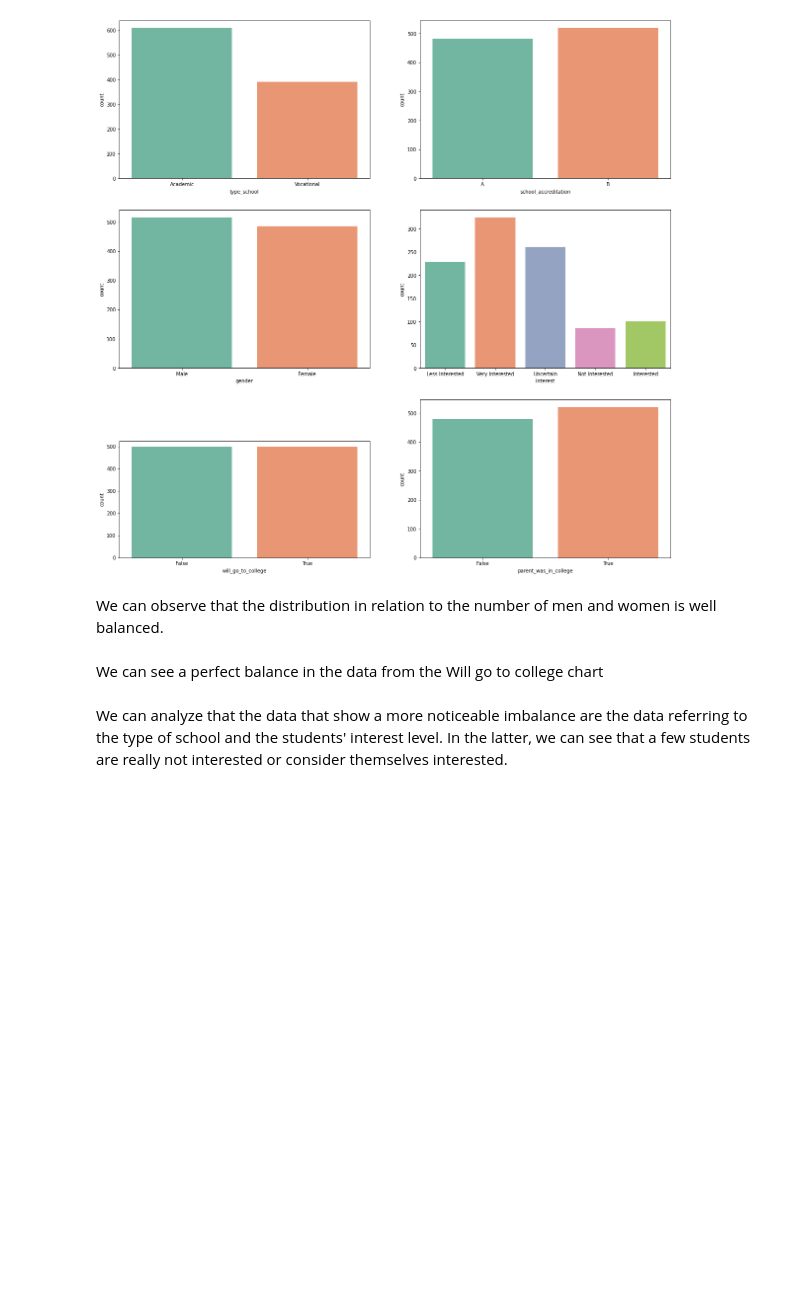
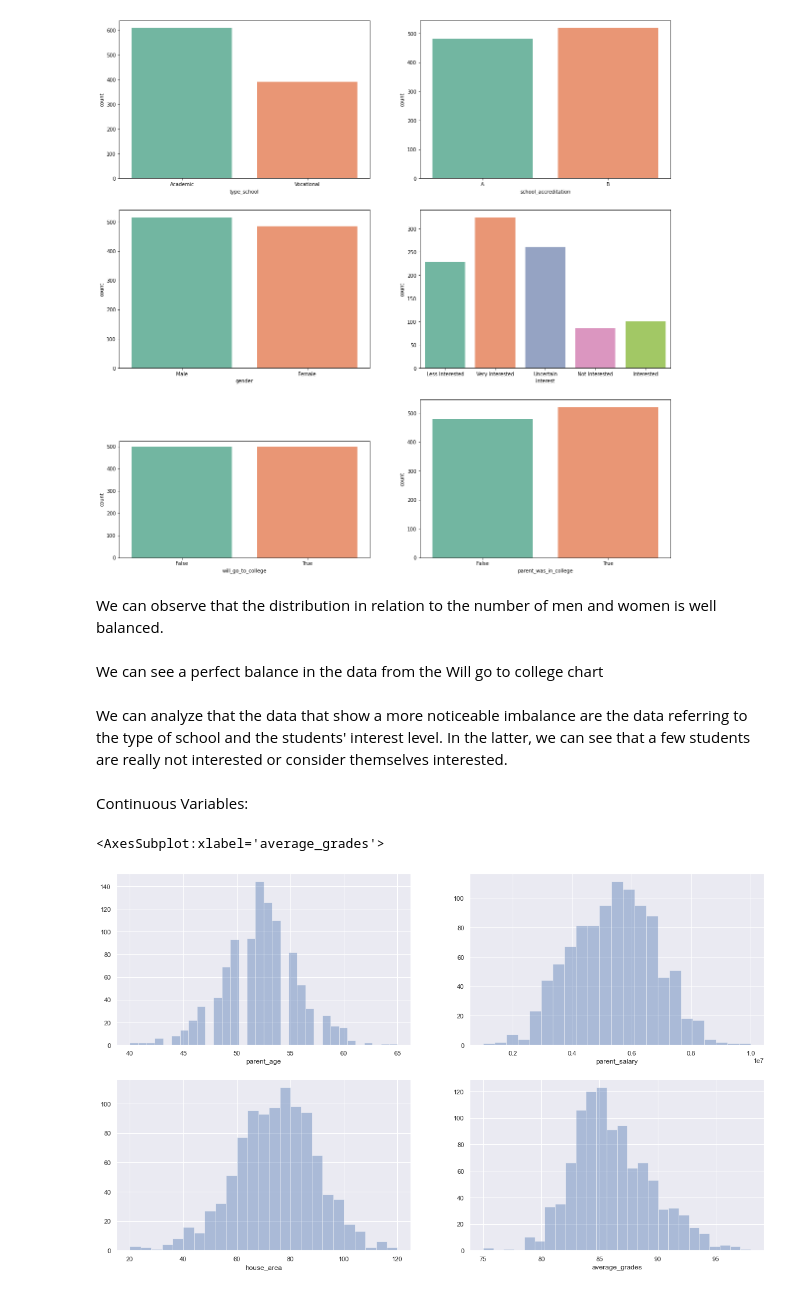
Before and after one commit to RichardeLira/Python-IA-Dell-Lead-, a Jupyter notebook: Challenges/defiance_01/Desafio_01.ipynb, the cells around one changed output. Drawn from its saved outputs; the diff is of its cells as text; code cells hidden in the pictures; blank space fills up the shorter version.

```diff
--- a/Challenges/defiance_01/Desafio_01.ipynb
+++ b/Challenges/defiance_01/Desafio_01.ipynb
@@ -152,3 +146,25 @@ We can observe that the distribution in relation to the number of men and women
 We can see a perfect balance in the data from the Will go to college chart
 # %% [markdown]
 We can analyze that the data that show a more noticeable imbalance are the data referring to the type of school and the students' interest level. In the latter, we can see that a few students are really not interested or consider themselves interested.
+# %% [markdown]
+Continuous Variables:
+# %%
+
+plt.figure(figsize = (20,25))
+
+sns.set(color_codes = True)
+
+plt.subplot(4,2,1)
+sns.distplot(df.parent_age, kde = False)
+
+plt.subplot(4,2,2)
+sns.distplot(df.parent_salary, kde = False)
+
+plt.subplot(4,2,3)
+sns.distplot(df.house_area, kde = False)
+
+plt.subplot(4,2,4)
+sns.distplot(df.average_grades, kde = False)
+# %% [output]
+<AxesSubplot:xlabel='average_grades'>
+[figure, added]
```
Also changed, not shown: parts of 13 cells of this notebook.
